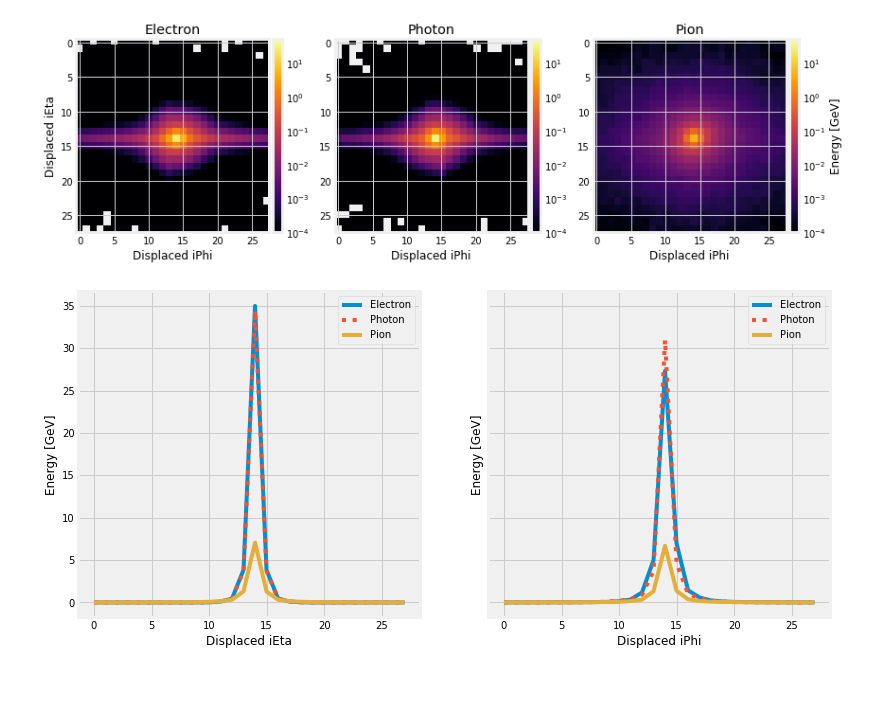
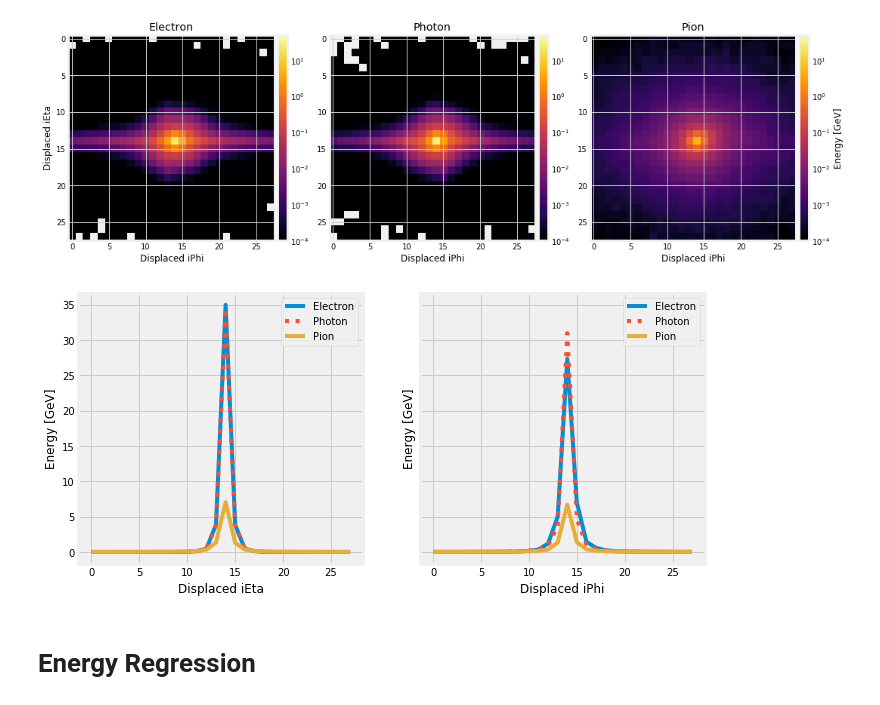
Before and after one commit to jruizvar/cnn-model, a Jupyter notebook: notebooks/analysis.ipynb, the cells around one changed output. Drawn from its saved outputs; the diff is of its cells as text; code cells hidden in the pictures.

```diff
--- a/notebooks/analysis.ipynb
+++ b/notebooks/analysis.ipynb
@@ -24,35 +45,35 @@ elec_mean = np.mean(elec, axis=0)
 phot_mean = np.mean(phot, axis=0)
 pion_mean = np.mean(pion, axis=0)
 # %%
-fig, ax = plt.subplots(1, 3, figsize=(12, 6))
+fig, ax = plt.subplots(1, 3, figsize=(15, 5))
 
 norm = LogNorm(vmin=0.0001, vmax=50.)
 
 im0 = ax[0].imshow(elec_mean, cmap='inferno', norm=norm)
 ax[0].set_title('Electron')
 ax[0].set_xlabel('Displaced iPhi')
 ax[0].set_ylabel('Displaced iEta')
 cax = make_axes_locatable(ax[0]).append_axes("right", size="5%", pad=0.05)
 plt.colorbar(im0, cax=cax)
 
 im1 = ax[1].imshow(phot_mean, cmap='inferno', norm=norm)
 ax[1].set_title('Photon')
 ax[1].set_xlabel('Displaced iPhi')
 cax = make_axes_locatable(ax[1]).append_axes("right", size="5%", pad=0.05)
 plt.colorbar(im1, cax=cax)
 
 im2 = ax[2].imshow(pion_mean, cmap='inferno', norm=norm)
 ax[2].set_title('Pion')
 ax[2].set_xlabel('Displaced iPhi')
 cax = make_axes_locatable(ax[2]).append_axes("right", size="5%", pad=0.05)
 plt.colorbar(im2, cax=cax, label='Energy [GeV]')
 
 plt.tight_layout()
 plt.savefig('image.png');
 # %% [output]
-[figure, old version]
+[figure, new version]
 # %%
-fig, ax = plt.subplots(1, 2, figsize=(12, 6), sharey=True)
+fig, ax = plt.subplots(1, 2, figsize=(10, 5), sharey=True)
 
 ax[0].plot(np.sum(elec_mean, axis=1), linestyle='-', label='Electron')
 ax[0].plot(np.sum(phot_mean, axis=1), linestyle=':', label='Photon')
@@ -68,4 +89,6 @@ ax[1].set_xlabel('Displaced iPhi')
 ax[1].set_ylabel('Energy [GeV]')
 ax[1].legend();
 # %% [output]
-[figure, old version]
+[figure, new version]
+# %% [markdown]
+# Energy Regression
```
Also changed, not shown: parts of 6 cells of this notebook, 2 other files.
